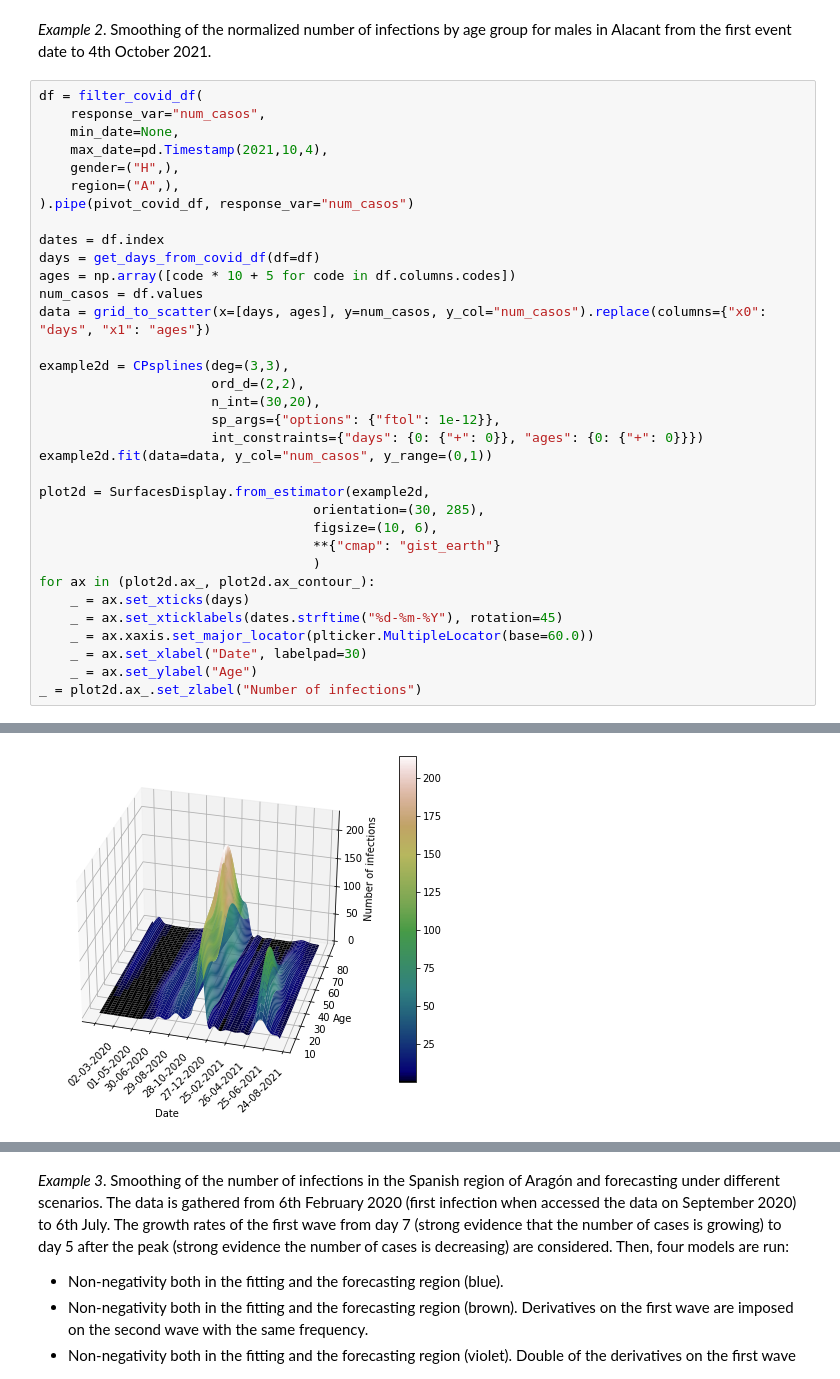
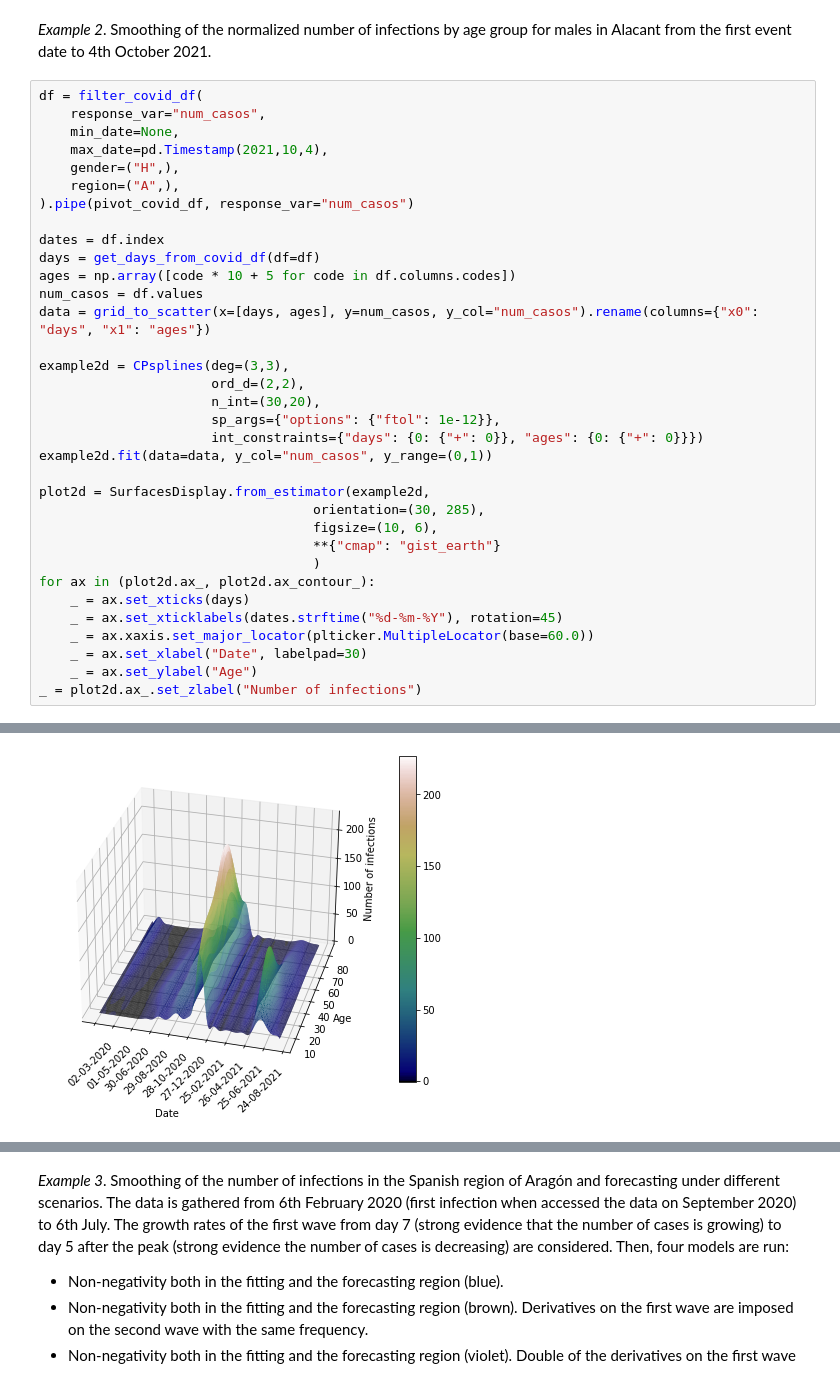
Before and after one commit to ManuelNavarroGarcia/cpsplines, a Jupyter notebook: examples/covid_data.ipynb, the cells around one changed output, grey strips where cells are left out. Saved outputs shown, nothing was run; the diff lists cells and outputs as text.

Commit message:
adapt covid_data.ipynb (II)

```diff
--- a/examples/covid_data.ipynb
+++ b/examples/covid_data.ipynb
@@ -72,7 +72,7 @@ dates = df.index
 days = get_days_from_covid_df(df=df)
 ages = np.array([code * 10 + 5 for code in df.columns.codes])
 num_casos = df.values
-data = grid_to_scatter(x=[days, ages], y=num_casos, y_col="num_casos").replace(columns={"x0": "days", "x1": "ages"})
+data = grid_to_scatter(x=[days, ages], y=num_casos, y_col="num_casos").rename(columns={"x0": "days", "x1": "ages"})
 
 example2d = CPsplines(deg=(3,3),
                       ord_d=(2,2),
@@ -98 +98 @@ _ = plot2d.ax_.set_zlabel("Number of infections")
-[figure, old version]
+[figure, new version]
```
Also changed, not shown: parts of 3 cells of this notebook.
